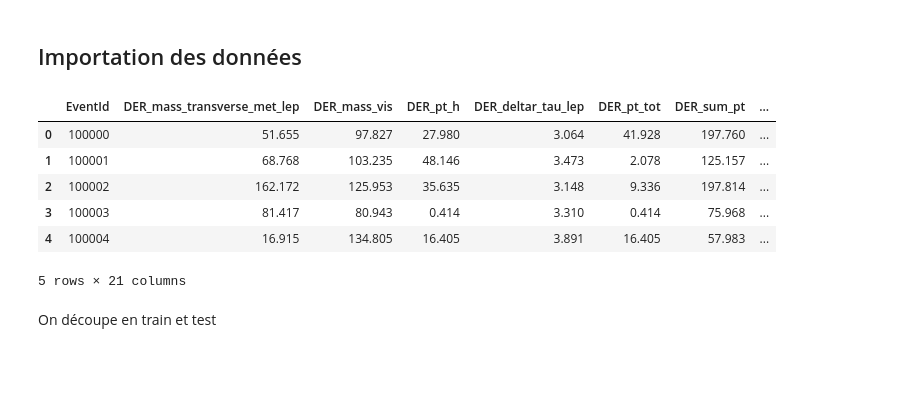
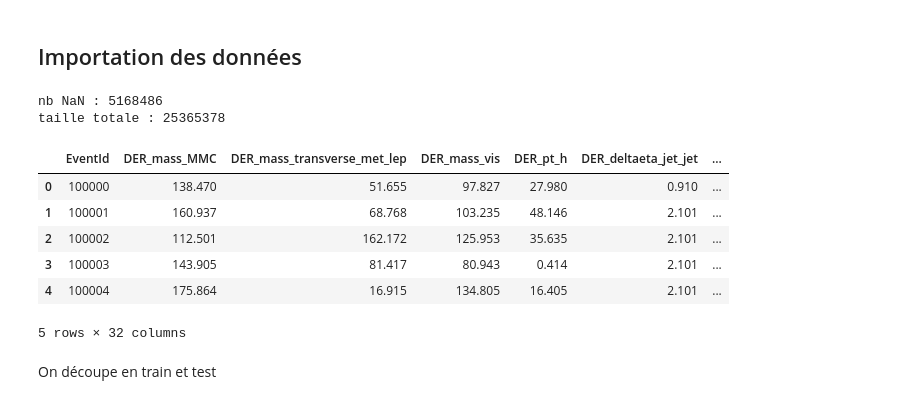
Before and after one commit to NathanBuskulic/REDS-Project, a Jupyter notebook: Classification.ipynb, the cells around one changed output. Saved outputs shown, nothing was run; the diff lists cells and outputs as text; code cells hidden in the pictures; blank space fills up the shorter version.

```diff
--- a/Classification.ipynb
+++ b/Classification.ipynb
@@ -25,22 +25,28 @@ allData = pd.read_csv("atlas-higgs-challenge-2014-v2.csv")
 # %%
 # On remplace 999 par NaN
 allDataModified = allData.replace(-999,np.NaN)
+print("nb NaN :", allDataModified.isna().sum().sum())
+print("taille totale :", (len(allDataModified.columns) - 4) * len(allDataModified.index))
 weights = allData["Weight"].to_numpy().ravel()
 # On rend la variable de decision Label en int 0 et 1
 allDataModified["Label"] = allDataModified["Label"].apply(lambda x: 1 if x == "s" else 0)
+allDataModifiedWithNaN = allDataModified
 # On enlève les columns dont on ne va pas se servir
 allDataModified = allDataModified.drop(columns = ["KaggleSet","KaggleWeight","Weight"])
+#allDataModifiedWithNaN = allDataModified
 allDataWithoutNan = allDataModified.dropna(axis=1)
 allDataModified = allDataModified.fillna(allDataModified.median())
-allDataWithoutNan.head()
+allDataModified.head()
 # %% [output]
+nb NaN : 5168486
+taille totale : 25365378
-|  | EventId | DER_mass_transverse_met_lep | DER_mass_vis | DER_pt_h | DER_deltar_tau_lep | DER_pt_tot | DER_sum_pt | ... |
-| 0 | 100000 | 51.655 | 97.827 | 27.980 | 3.064 | 41.928 | 197.760 | ... |
-| 1 | 100001 | 68.768 | 103.235 | 48.146 | 3.473 | 2.078 | 125.157 | ... |
-| 2 | 100002 | 162.172 | 125.953 | 35.635 | 3.148 | 9.336 | 197.814 | ... |
-| 3 | 100003 | 81.417 | 80.943 | 0.414 | 3.310 | 0.414 | 75.968 | ... |
-| 4 | 100004 | 16.915 | 134.805 | 16.405 | 3.891 | 16.405 | 57.983 | ... |
+|  | EventId | DER_mass_MMC | DER_mass_transverse_met_lep | DER_mass_vis | DER_pt_h | DER_deltaeta_jet_jet | ... |
+| 0 | 100000 | 138.470 | 51.655 | 97.827 | 27.980 | 0.910 | ... |
+| 1 | 100001 | 160.937 | 68.768 | 103.235 | 48.146 | 2.101 | ... |
+| 2 | 100002 | 112.501 | 162.172 | 125.953 | 35.635 | 2.101 | ... |
+| 3 | 100003 | 143.905 | 81.417 | 80.943 | 0.414 | 2.101 | ... |
+| 4 | 100004 | 175.864 | 16.915 | 134.805 | 16.405 | 2.101 | ... |
-5 rows × 21 columns
+5 rows × 32 columns
 # %% [markdown]
 On découpe en train et test
 # %%
```
Also changed, not shown: parts of 20 cells of this notebook.
